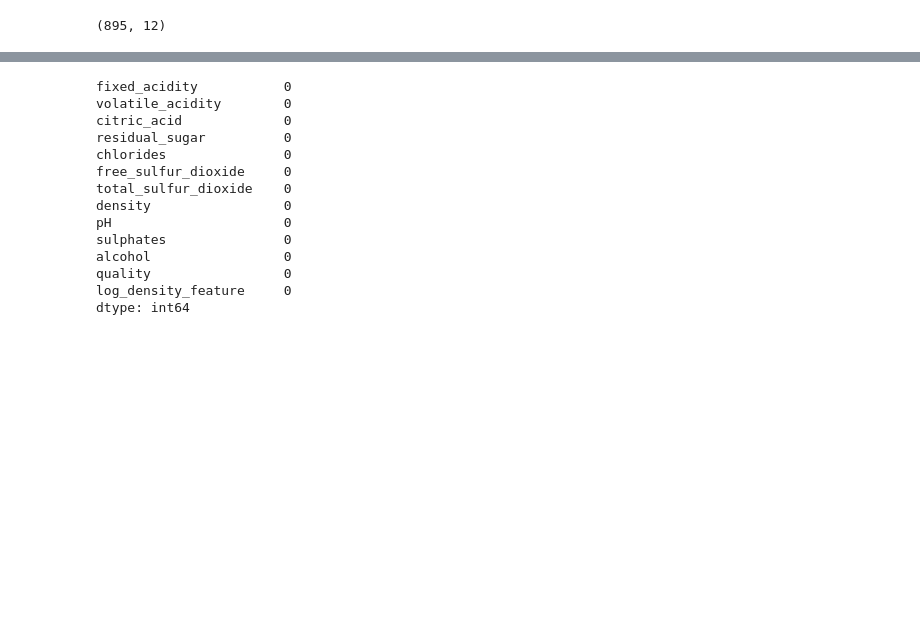
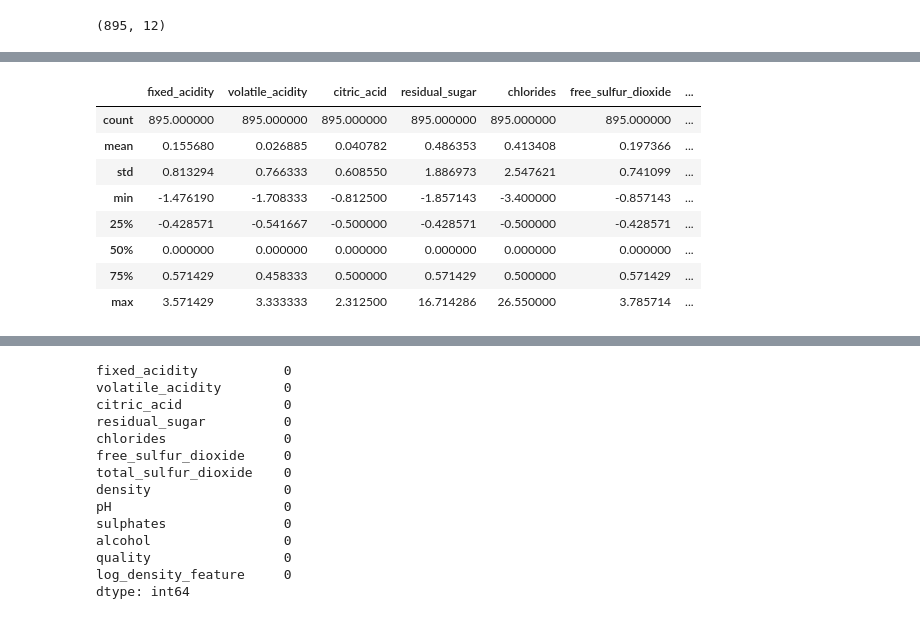
Before and after one commit to MrEnigmamgine/jtl_wine_quality, a Jupyter notebook: tim_wine_working_notebook.ipynb, the cells around one changed output, grey strips where cells are left out. Drawn from its saved outputs; the diff is of its cells as text; code cells hidden in the pictures; blank space fills up the shorter version.

```diff
--- a/tim_wine_working_notebook.ipynb
+++ b/tim_wine_working_notebook.ipynb
@@ -304,0 +325,14 @@ train['log_density_feature'] = -1/np.log10(train.density)
+# %%
+
+X_train_scaled_df = pd.DataFrame(X_train_scaled, columns=X_train.columns)
+X_train_scaled_df.describe()
+# %% [output]
+|  | fixed_acidity | volatile_acidity | citric_acid | residual_sugar | chlorides | free_sulfur_dioxide | ... |
+| count | 895.000000 | 895.000000 | 895.000000 | 895.000000 | 895.000000 | 895.000000 | ... |
+| mean | 0.155680 | 0.026885 | 0.040782 | 0.486353 | 0.413408 | 0.197366 | ... |
+| std | 0.813294 | 0.766333 | 0.608550 | 1.886973 | 2.547621 | 0.741099 | ... |
+| min | -1.476190 | -1.708333 | -0.812500 | -1.857143 | -3.400000 | -0.857143 | ... |
+| 25% | -0.428571 | -0.541667 | -0.500000 | -0.428571 | -0.500000 | -0.428571 | ... |
+| 50% | 0.000000 | 0.000000 | 0.000000 | 0.000000 | 0.000000 | 0.000000 | ... |
+| 75% | 0.571429 | 0.458333 | 0.500000 | 0.571429 | 0.500000 | 0.571429 | ... |
+| max | 3.571429 | 3.333333 | 2.312500 | 16.714286 | 26.550000 | 3.785714 | ... |
```
Also changed, not shown: parts of 3 cells of this notebook.
